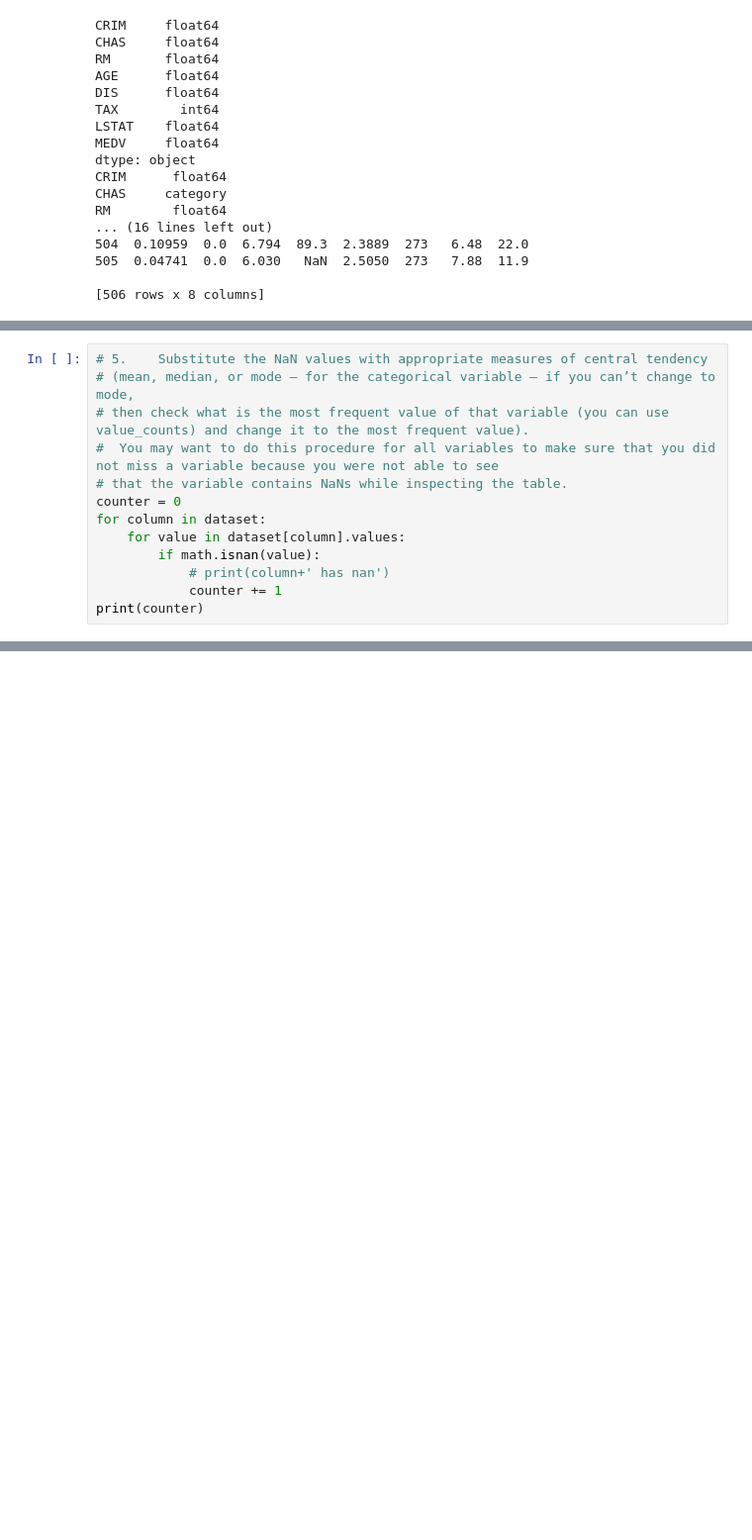
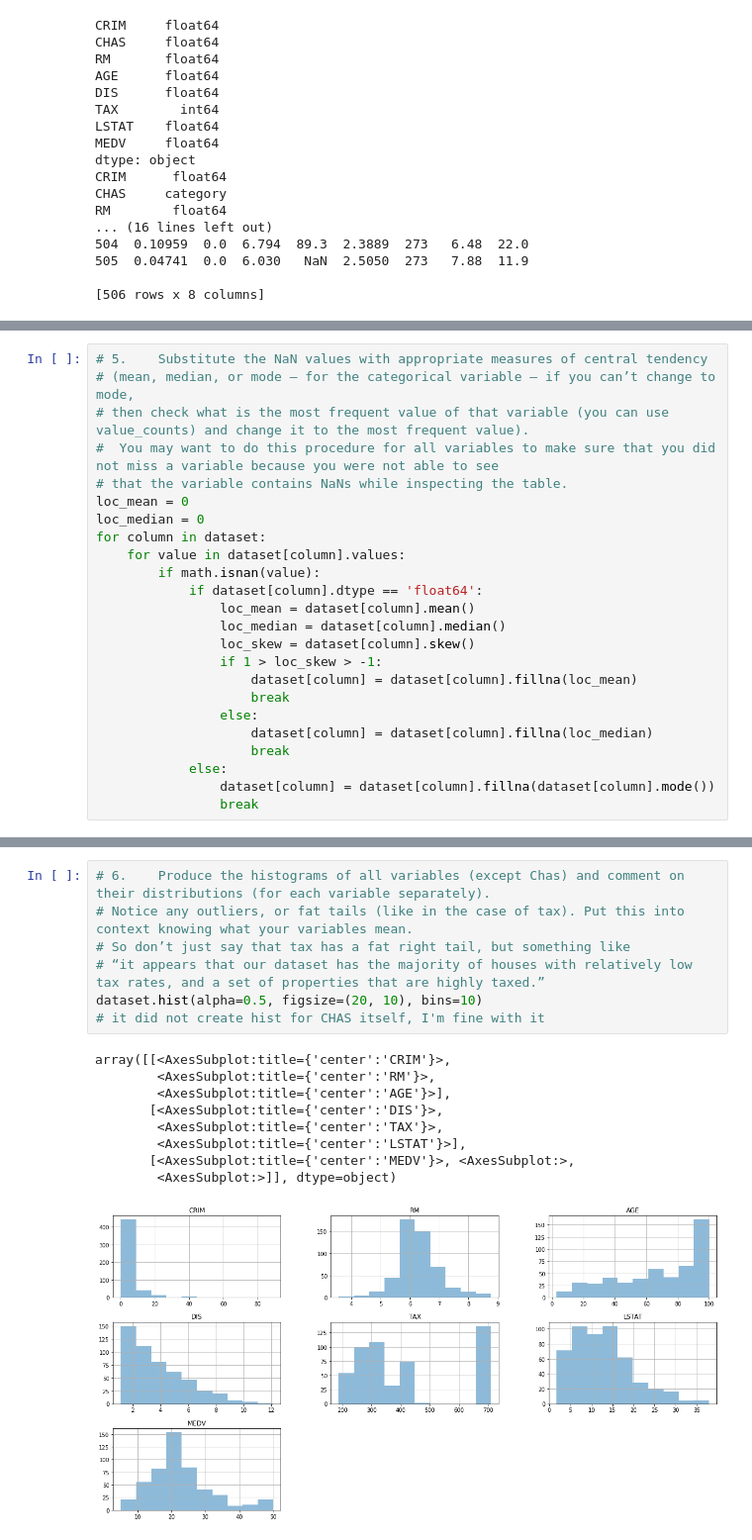
Before and after one commit to JingoBongo/statisticsLabs, a Jupyter notebook: lab2/second.ipynb, the cells around one changed output, grey strips where cells are left out. Shown at 99% size. Cells and saved outputs as stored; diff of their text form; blank space fills up the shorter version.

```diff
--- a/lab2/second.ipynb
+++ b/lab2/second.ipynb
@@ -97,10 +116,21 @@ RM        float64
 # then check what is the most frequent value of that variable (you can use value_counts) and change it to the most frequent value).
 #  You may want to do this procedure for all variables to make sure that you did not miss a variable because you were not able to see
 # that the variable contains NaNs while inspecting the table.
-counter = 0
+loc_mean = 0
+loc_median = 0
 for column in dataset:
     for value in dataset[column].values:
         if math.isnan(value):
-            # print(column+' has nan')
-            counter += 1
-print(counter)
+            if dataset[column].dtype == 'float64':
+                loc_mean = dataset[column].mean()
+                loc_median = dataset[column].median()
+                loc_skew = dataset[column].skew()
+                if 1 > loc_skew > -1:
+                    dataset[column] = dataset[column].fillna(loc_mean)
+                    break
+                else:
+                    dataset[column] = dataset[column].fillna(loc_median)
+                    break
+            else:
+                dataset[column] = dataset[column].fillna(dataset[column].mode())
+                break
@@ -124,0 +142,17 @@ LSTAT has nan
+# %%
+# 6.	Produce the histograms of all variables (except Chas) and comment on their distributions (for each variable separately).
+# Notice any outliers, or fat tails (like in the case of tax). Put this into context knowing what your variables mean.
+# So don’t just say that tax has a fat right tail, but something like
+# “it appears that our dataset has the majority of houses with relatively low tax rates, and a set of properties that are highly taxed.”
+dataset.hist(alpha=0.5, figsize=(20, 10), bins=10)
+# it did not create hist for CHAS itself, I'm fine with it
+# %% [output]
+array([[<AxesSubplot:title={'center':'CRIM'}>,
+        <AxesSubplot:title={'center':'RM'}>,
+        <AxesSubplot:title={'center':'AGE'}>],
+       [<AxesSubplot:title={'center':'DIS'}>,
+        <AxesSubplot:title={'center':'TAX'}>,
+        <AxesSubplot:title={'center':'LSTAT'}>],
+       [<AxesSubplot:title={'center':'MEDV'}>, <AxesSubplot:>,
+        <AxesSubplot:>]], dtype=object)
+[figure, added]
```
Also changed, not shown: parts of 23 cells of this notebook, 6 other files.
